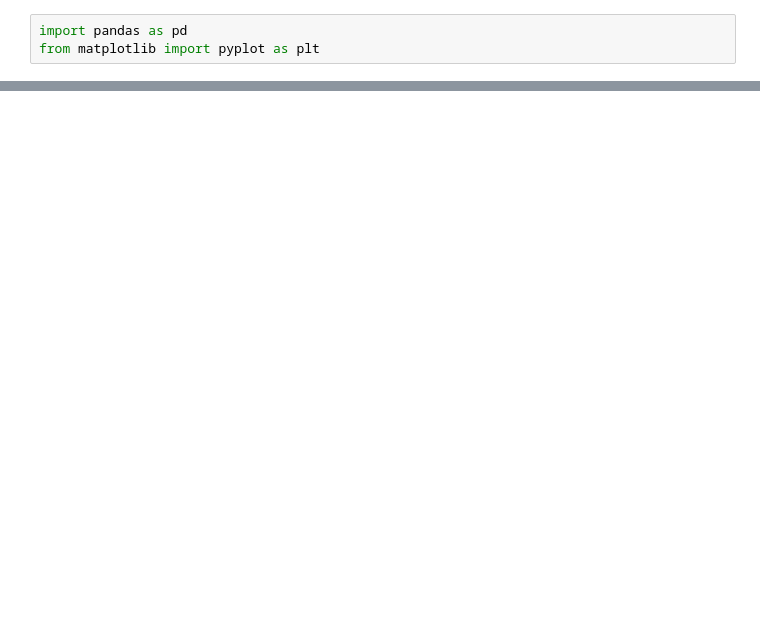
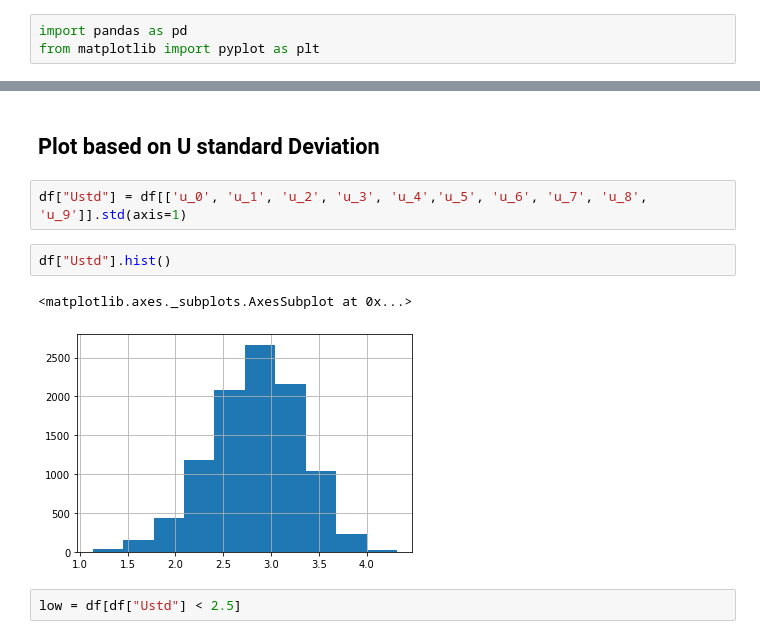
Before and after one commit to pdehaan274/ComSoc, a Jupyter notebook: result analysis.ipynb, the cells around one changed output, grey strips where cells are left out. Cells and saved outputs as stored; diff of their text form; blank space fills up the shorter version.

```diff
--- a/result analysis.ipynb
+++ b/result analysis.ipynb
@@ -75,0 +103,11 @@ plt.show()
+# %% [markdown]
+## Plot based on U standard Deviation
+# %%
+df["Ustd"] = df[['u_0', 'u_1', 'u_2', 'u_3', 'u_4','u_5', 'u_6', 'u_7', 'u_8', 'u_9']].std(axis=1)
+# %%
+df["Ustd"].hist()
+# %% [output]
+<matplotlib.axes._subplots.AxesSubplot at 0x...>
+[figure, added]
+# %%
+low = df[df["Ustd"] < 2.5]
```
Also changed, not shown: parts of 24 cells of this notebook, 4 other files.
